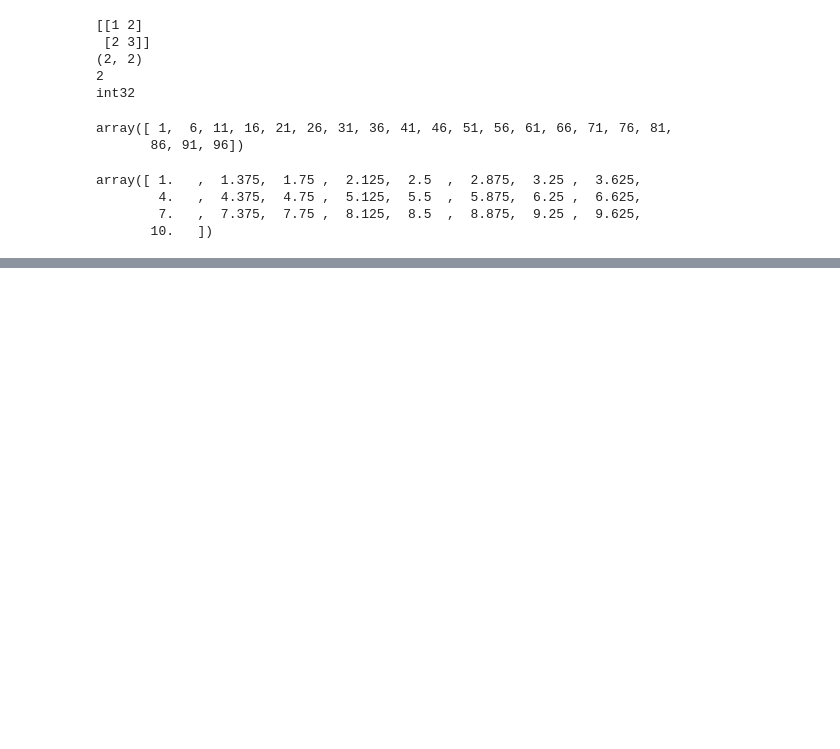
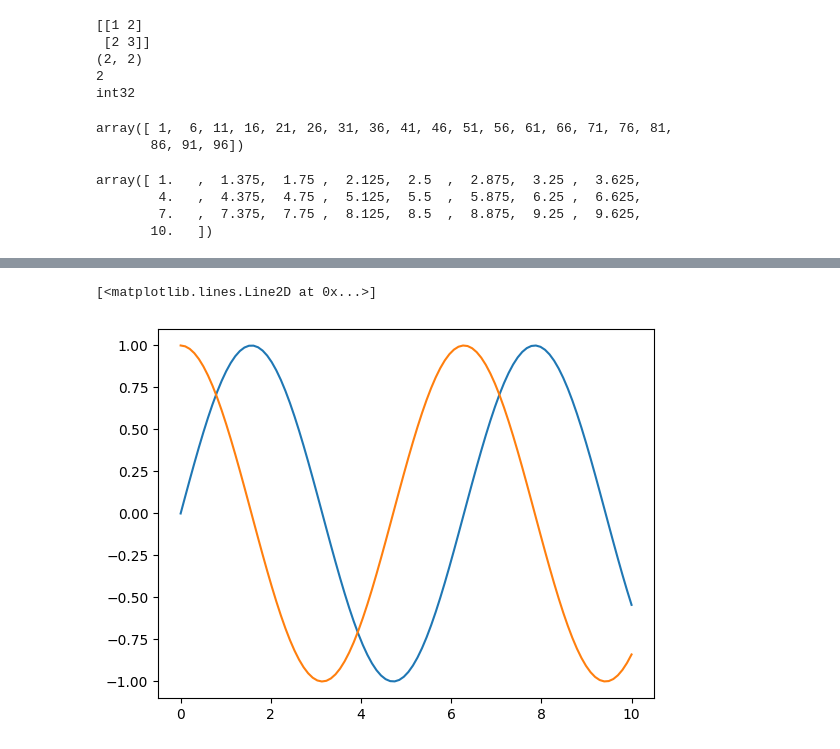
Before and after one commit to shivamabdfan/python-data-analytics, a Jupyter notebook: data_analysis/numpy.ipynb, the cells around one changed output, grey strips where cells are left out. Cells and saved outputs as stored; diff of their text form; code cells hidden in the pictures; blank space fills up the shorter version.

```diff
--- a/data_analysis/numpy.ipynb
+++ b/data_analysis/numpy.ipynb
@@ -62,0 +227,9 @@ array([[0.47578327, 0.25089677, 0.53152036],
+# %%
+x= np.linspace(0,10,100)
+y= np.sin(x)
+z= np.cos(x)
+plt.plot(x,y)
+plt.plot(x,z)
+# %% [output]
+[<matplotlib.lines.Line2D at 0x...>]
+[figure, added]
```
Also changed, not shown: parts of 17 cells of this notebook, 2 other files.
